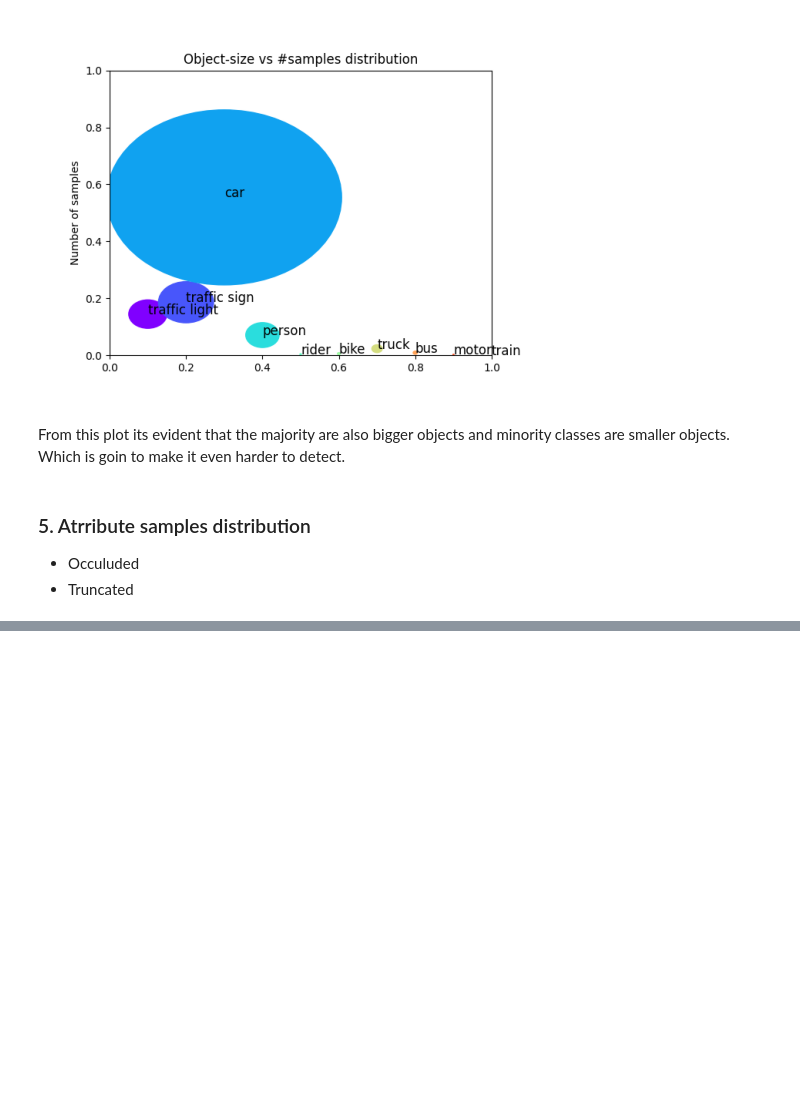
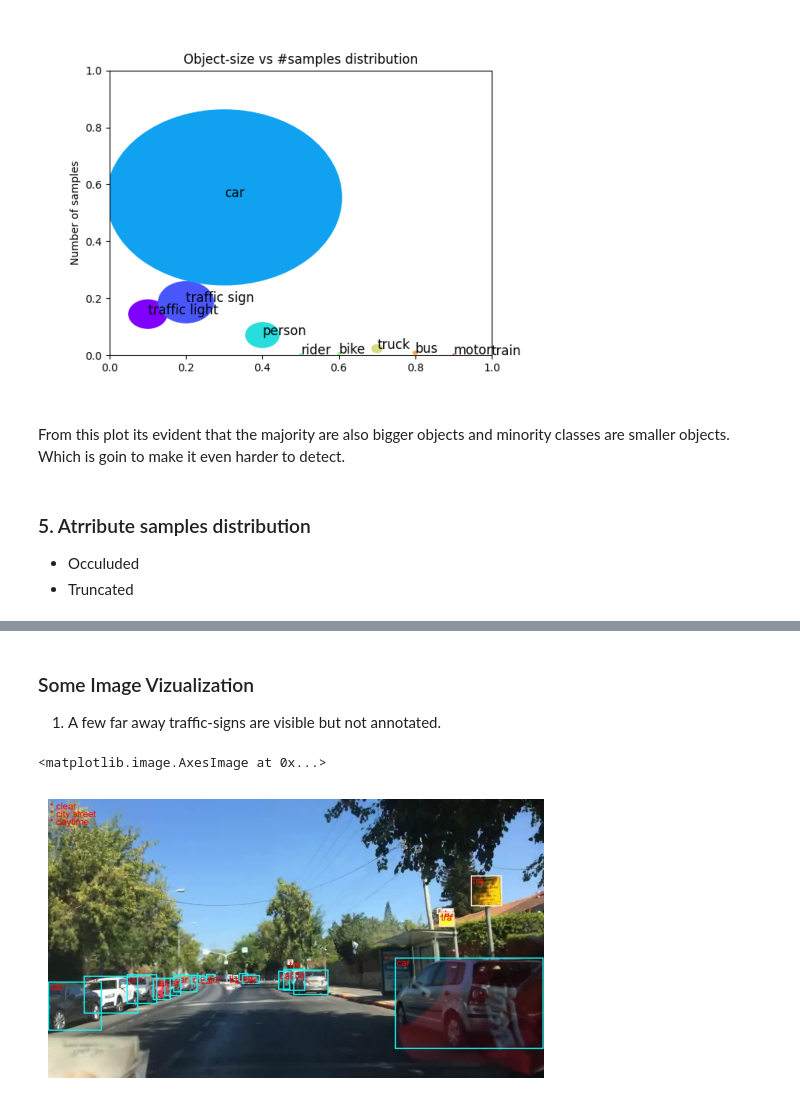
Before and after one commit to danishansari/bdd_det_yolo, a Jupyter notebook: notebooks/data_analysis.ipynb, the cells around one changed output, grey strips where cells are left out. Cells and saved outputs as stored; diff of their text form; code cells hidden in the pictures; blank space fills up the shorter version.

Commit message:
updated notebooks and plots

```diff
--- a/notebooks/data_analysis.ipynb
+++ b/notebooks/data_analysis.ipynb
@@ -92,0 +93,14 @@ plt.imshow(im)
+# %% [markdown]
+### Some Image Vizualization
+
+1. A few far away traffic-signs are visible but not annotated.
+# %%
+from PIL import Image
+from matplotlib import pyplot as plt
+
+im = Image.open("../plots/images/c776d10b-6732b55c_anns.jpg")
+plt.axis("off")
+plt.imshow(im)
+# %% [output]
+<matplotlib.image.AxesImage at 0x...>
+[figure, added]
```
Also changed, not shown: parts of 7 cells of this notebook, 20 other files.
